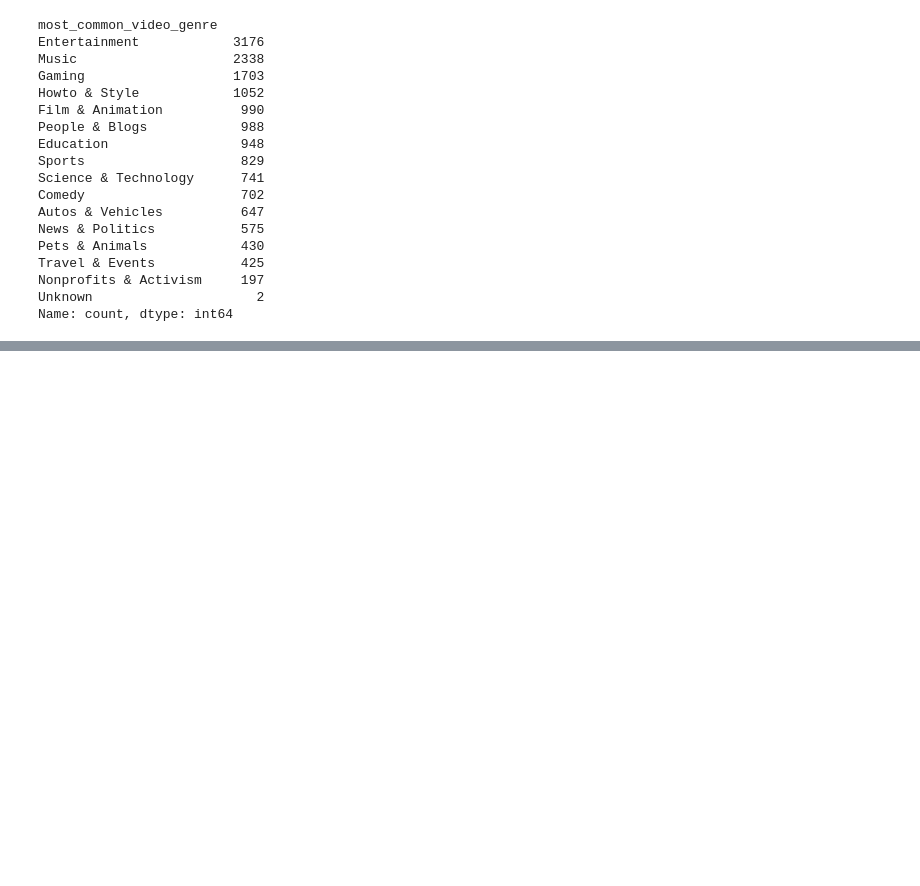
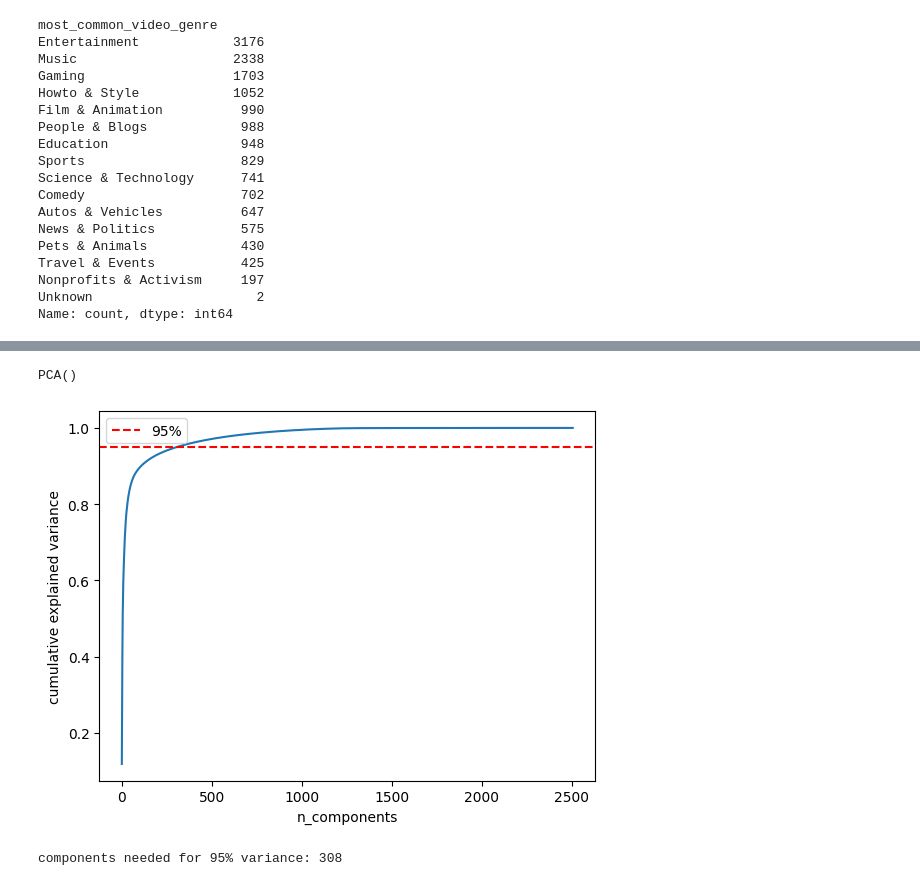
Before and after one commit to ricd99/ytrec, a Jupyter notebook: notebooks/EDA.ipynb, the cells around one changed output, grey strips where cells are left out. Drawn from its saved outputs; the diff is of its cells as text; code cells hidden in the pictures; blank space fills up the shorter version.

Commit message:
pca with 95% variance

```diff
--- a/notebooks/EDA.ipynb
+++ b/notebooks/EDA.ipynb
@@ -515,0 +499,20 @@ df.head()
+# %%
+pca = PCA()
+pca.fit(train_df_pp)
+# %% [output]
+PCA()
+# %%
+cumvar = np.cumsum(pca.explained_variance_ratio_)
+plt.plot(cumvar)
+plt.axhline(0.95, color='r', linestyle='--', label='95%')
+plt.xlabel("n_components")
+plt.ylabel("cumulative explained variance")
+plt.legend()
+plt.show()
+
+# find the elbow
+n = np.argmax(cumvar >= 0.95) + 1
+print(f"components needed for 95% variance: {n}")
+# %% [output]
+[figure, added]
+components needed for 95% variance: 308
```
Also changed, not shown: parts of 15 cells of this notebook, 1 other file.
